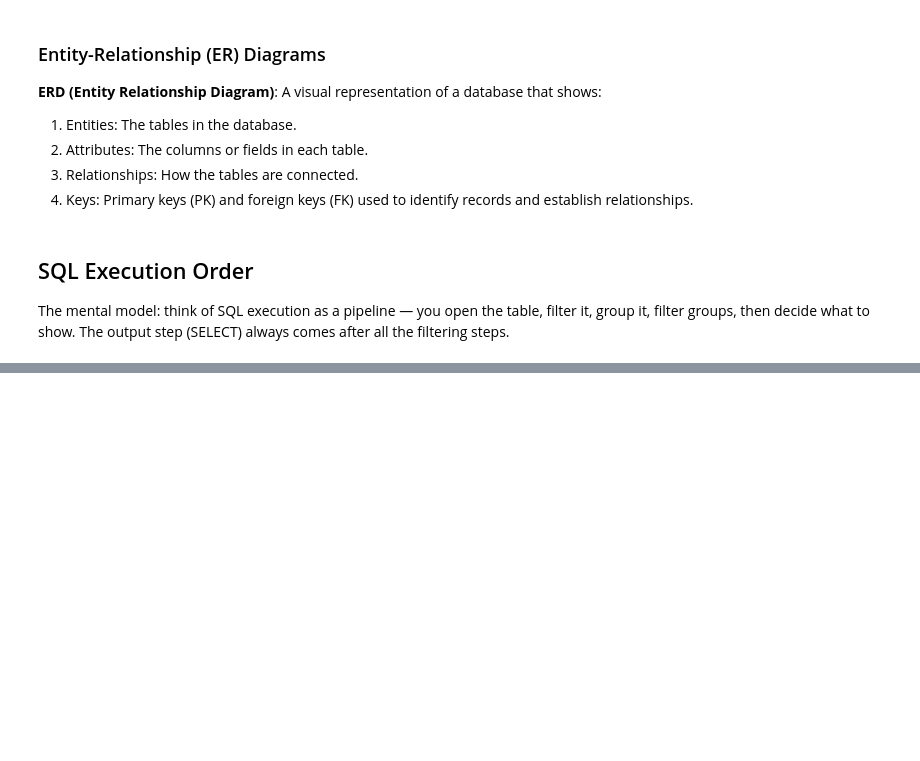
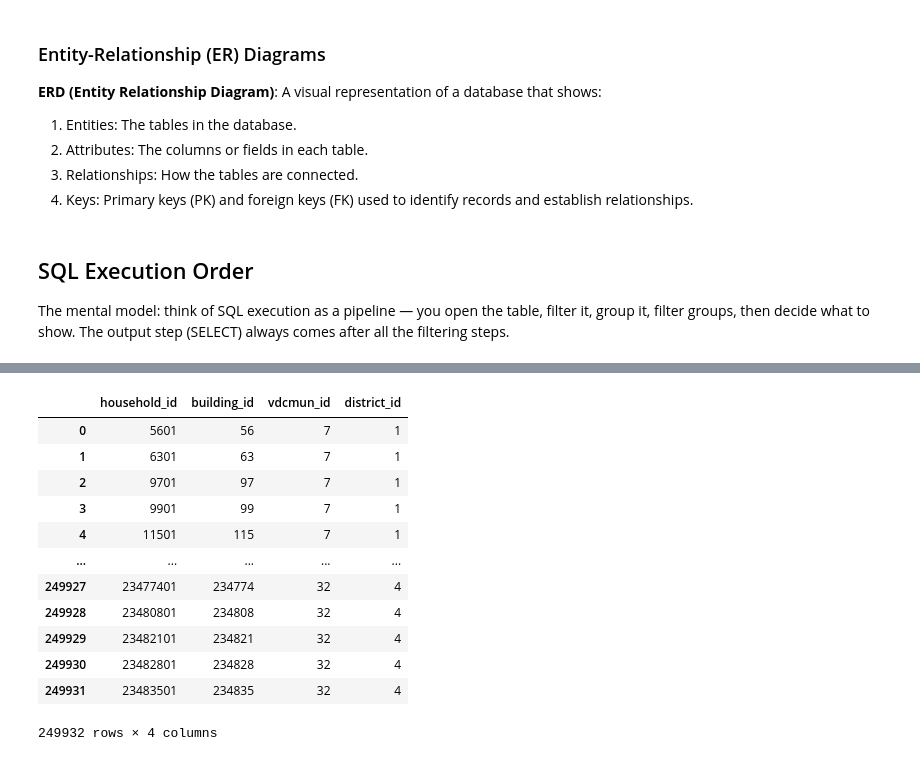
Before and after one commit to G-Gakii/Earthquake_damage_in_nepal_prediction, a Jupyter notebook: notebook/01_data_cleaning.ipynb, the cells around one changed output, grey strips where cells are left out. Drawn from its saved outputs; the diff is of its cells as text; code cells hidden in the pictures; blank space fills up the shorter version.

```diff
--- a/notebook/01_data_cleaning.ipynb
+++ b/notebook/01_data_cleaning.ipynb
@@ -186,0 +238,20 @@ The mental model: think of SQL execution as a pipeline — you open the table, f
+# %%
+q2="""
+    SELECT *
+    FROM id_map
+    """
+execute_query(q2)
+# %% [output]
+|  | household_id | building_id | vdcmun_id | district_id |
+| 0 | 5601 | 56 | 7 | 1 |
+| 1 | 6301 | 63 | 7 | 1 |
+| 2 | 9701 | 97 | 7 | 1 |
+| 3 | 9901 | 99 | 7 | 1 |
+| 4 | 11501 | 115 | 7 | 1 |
+| ... | ... | ... | ... | ... |
+| 249927 | 23477401 | 234774 | 32 | 4 |
+| 249928 | 23480801 | 234808 | 32 | 4 |
+| 249929 | 23482101 | 234821 | 32 | 4 |
+| 249930 | 23482801 | 234828 | 32 | 4 |
+| 249931 | 23483501 | 234835 | 32 | 4 |
+249932 rows × 4 columns
```
Also changed, not shown: parts of 20 cells of this notebook, 5 other files.
